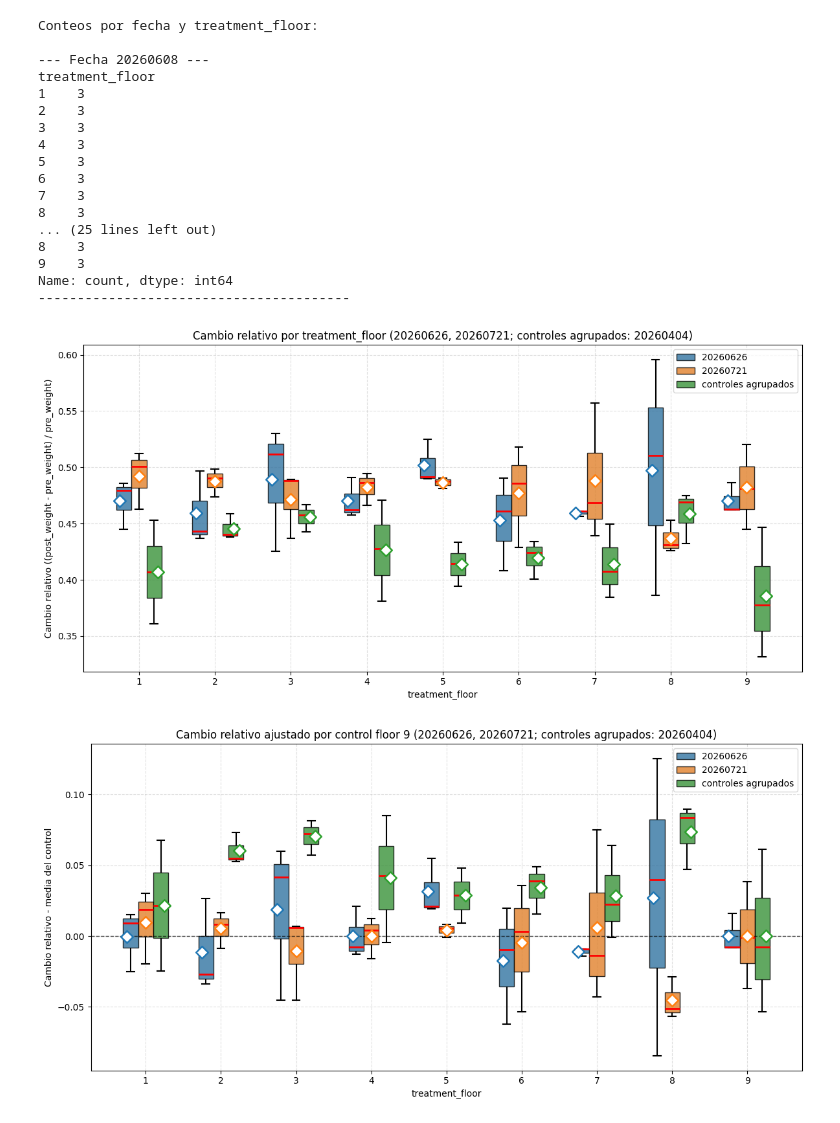
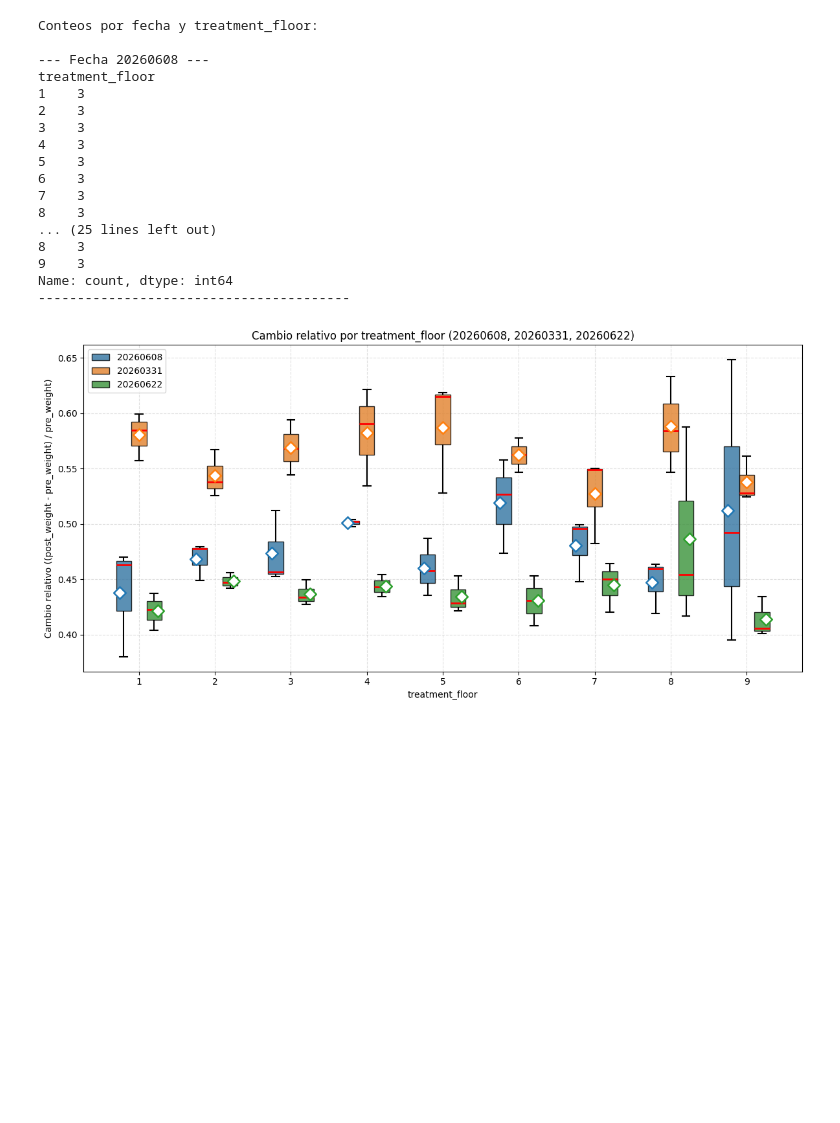
Before and after one commit to KierPrev/Magseed, a Jupyter notebook: src/notebookExperimentosIman.ipynb, the cells around one changed output. Saved outputs shown, nothing was run; the diff lists cells and outputs as text; code cells hidden in the pictures; blank space fills up the shorter version.

```diff
--- a/src/notebookExperimentosIman.ipynb
+++ b/src/notebookExperimentosIman.ipynb
@@ -5,13 +5,11 @@ import seaborn as sns
 import matplotlib.pyplot as plt
 
 ### CERAMICA
-#fechas = ["20260608", "20260331", "20260622"]
+fechas = ["20260608", "20260331", "20260622"]
 
 ### NEODIMIO
-fechas = ["20260626", "20260721"]
+#fechas = ["20260626", "20260721", "20260727"]
 
-fechas_controles = ["20260404"]
-controles_label = "controles agrupados"
 experiments_dir = Path("/Users/kier/MEGA/tesina/tesis-magnetobiologia-software/data/experiments")
 
 print("Conteos por fecha y treatment_floor:")
@@ -40,26 +38,15 @@ dfs = []
 for fecha in fechas:
     dfs.append(cargar_trays(fecha, fecha))
 
-for fecha in fechas_controles:
-    dfs.append(cargar_trays(fecha, controles_label))
-
 df = pd.concat(dfs, ignore_index=True)
 df["treatment_floor"] = pd.to_numeric(df["treatment_floor"], errors="coerce")
 df["pct_change"] = (df["post_weight"] - df["pre_weight"]) / df["pre_weight"]
 control_floor = 9
+
 grupo_order = list(fechas)
-if fechas_controles:
-    grupo_order.append(controles_label)
-control_delta = df[df["treatment_floor"].eq(control_floor)].groupby("grupo_grafica")["pct_change"].mean()
-missing_control = [grupo for grupo in grupo_order if grupo not in control_delta.index]
-if missing_control:
-    raise ValueError(f"No se encontraron controles con treatment_floor={control_floor} para: {missing_control}")
-df["pct_change_control_adjusted"] = df["pct_change"] - df["grupo_grafica"].map(control_delta)
 floor_order = sorted(df["treatment_floor"].dropna().unique())
 palette = dict(zip(grupo_order, sns.color_palette("tab10", n_colors=len(grupo_order))))
 titulo_grupos = ", ".join(fechas)
-if fechas_controles:
-    titulo_grupos += f"; {controles_label}: {', '.join(fechas_controles)}"
 
 plt.figure(figsize=(12, 6))
 # Boxplot por treatment_floor y fecha
@@ -97,78 +84,34 @@ for grupo in grupo_order:
         linewidths=1.8,
         zorder=10,
     )
 
 plt.xlabel("treatment_floor")
 plt.ylabel("Cambio relativo ((post_weight - pre_weight) / pre_weight)")
 plt.title(f"Cambio relativo por treatment_floor ({titulo_grupos})")
 plt.xticks(range(len(floor_order)), floor_order)
 plt.grid(True, linestyle="--", alpha=0.4)
 plt.legend(loc="best")
 plt.tight_layout()
 plt.show()
-
-plt.figure(figsize=(12, 6))
-# Boxplot del cambio relativo ajustado por el control de cada fecha
-sns.boxplot(
-    data=df,
-    x="treatment_floor",
-    y="pct_change_control_adjusted",
-    hue="grupo_grafica",
-    order=floor_order,
-    hue_order=grupo_order,
-    palette=palette,
-    width=0.6,
-    medianprops={"color": "red", "linewidth": 2},
-    whiskerprops={"color": "k", "linewidth": 1.5},
-    capprops={"color": "k", "linewidth": 1.5},
-    boxprops={"alpha": 0.8, "edgecolor": "k"}
-)
-
-# Media ajustada por treatment_floor y fecha como rombo blanco
-mean_adjusted_df = df.groupby(["treatment_floor", "grupo_grafica"], as_index=False)["pct_change_control_adjusted"].mean()
-for grupo in grupo_order:
-    grupo_means = mean_adjusted_df[mean_adjusted_df["grupo_grafica"] == grupo]
-    x_positions = [floor_order.index(floor) + offsets[grupo] for floor in grupo_means["treatment_floor"]]
-    plt.scatter(
-        x_positions,
-        grupo_means["pct_change_control_adjusted"],
-        marker="D",
-        s=90,
-        facecolors="white",
-        edgecolors=palette[grupo],
-        linewidths=1.8,
-        zorder=10,
-    )
-
-plt.axhline(0, color="k", linewidth=1, linestyle="--", alpha=0.7)
-plt.xlabel("treatment_floor")
-plt.ylabel("Cambio relativo - media del control")
-plt.title(f"Cambio relativo ajustado por control floor {control_floor} ({titulo_grupos})")
-plt.xticks(range(len(floor_order)), floor_order)
-plt.grid(True, linestyle="--", alpha=0.4)
-plt.legend(loc="best")
-plt.tight_layout()
-plt.show()
 # %% [output]
 Conteos por fecha y treatment_floor:
 
 --- Fecha 20260608 ---
 treatment_floor
 1    3
 2    3
 3    3
 4    3
 5    3
 6    3
 7    3
 8    3
 ... (25 lines left out)
 8    3
 9    3
 Name: count, dtype: int64
 ----------------------------------------
-[figure, old version]
+[figure, new version]
-[figure, removed]
 # %%
 from pathlib import Path
 import pandas as pd
```
Also changed, not shown: parts of 6 cells of this notebook, 33 other files.
